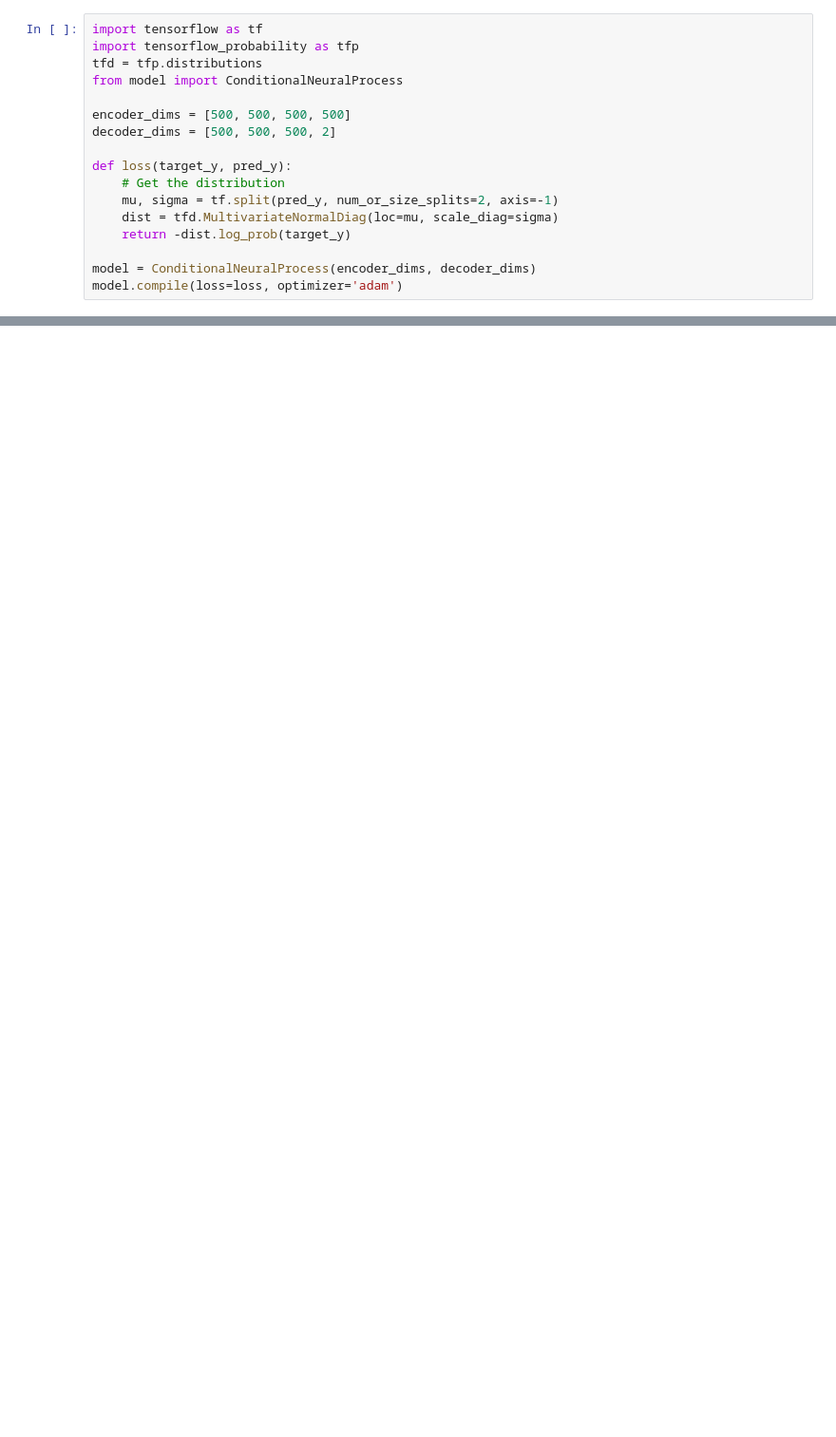
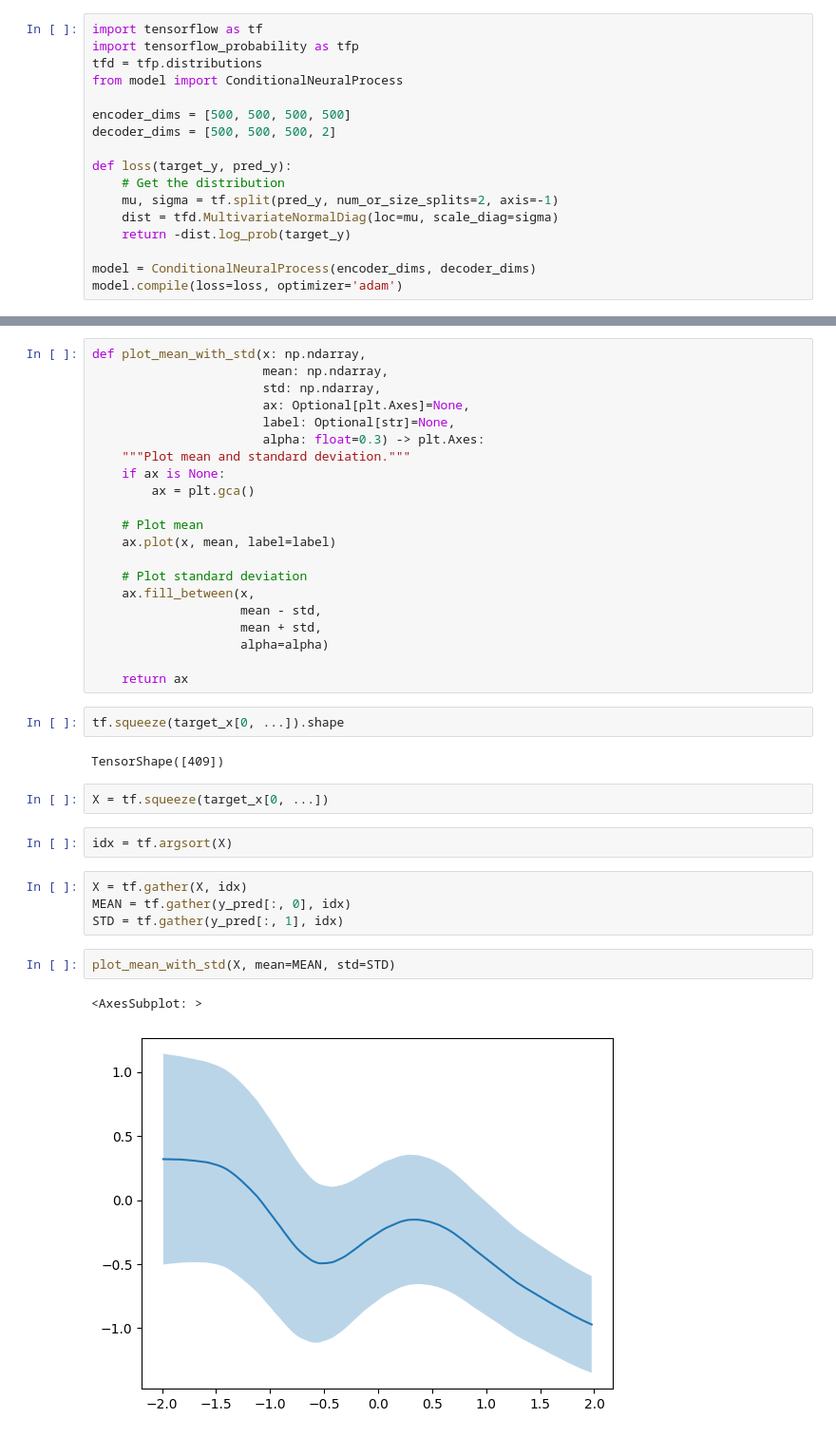
Before and after one commit to tonywu71/neural-processes, a Jupyter notebook: train_cnp_from_arbitrary_gp.ipynb, the cells around one changed output, grey strips where cells are left out. Shown at 95% size. Drawn from its saved outputs; the diff is of its cells as text; blank space fills up the shorter version.

Commit message:
Add plot experiment

```diff
--- a/train_cnp_from_arbitrary_gp.ipynb
+++ b/train_cnp_from_arbitrary_gp.ipynb
@@ -88,0 +99,38 @@ array([[[ 1.3941153 ,  0.7875757 ],
+# %%
+def plot_mean_with_std(x: np.ndarray,
+                       mean: np.ndarray,
+                       std: np.ndarray,
+                       ax: Optional[plt.Axes]=None,
+                       label: Optional[str]=None,
+                       alpha: float=0.3) -> plt.Axes:
+    """Plot mean and standard deviation."""
+    if ax is None:
+        ax = plt.gca()
+
+    # Plot mean
+    ax.plot(x, mean, label=label)
+
+    # Plot standard deviation
+    ax.fill_between(x,
+                    mean - std,
+                    mean + std,
+                    alpha=alpha)
+
+    return ax
+# %%
+tf.squeeze(target_x[0, ...]).shape
+# %% [output]
+TensorShape([409])
+# %%
+X = tf.squeeze(target_x[0, ...])
+# %%
+idx = tf.argsort(X)
+# %%
+X = tf.gather(X, idx)
+MEAN = tf.gather(y_pred[:, 0], idx)
+STD = tf.gather(y_pred[:, 1], idx)
+# %%
+plot_mean_with_std(X, mean=MEAN, std=STD)
+# %% [output]
+<AxesSubplot: >
+[figure, added]
```
Also changed, not shown: parts of 12 cells of this notebook, 1 other file.
